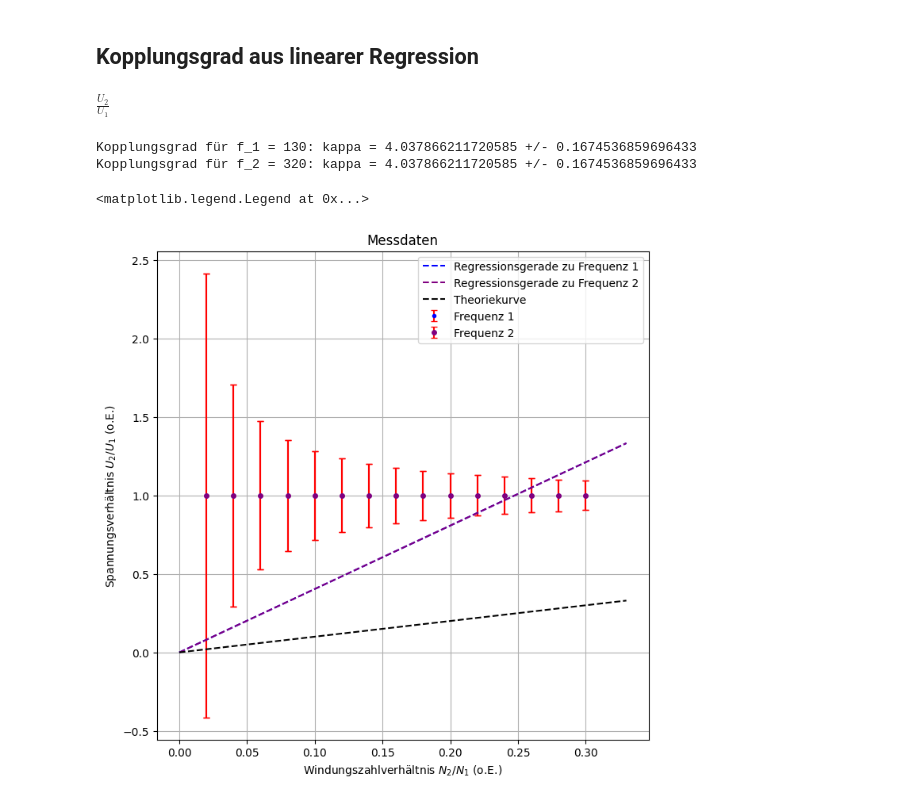
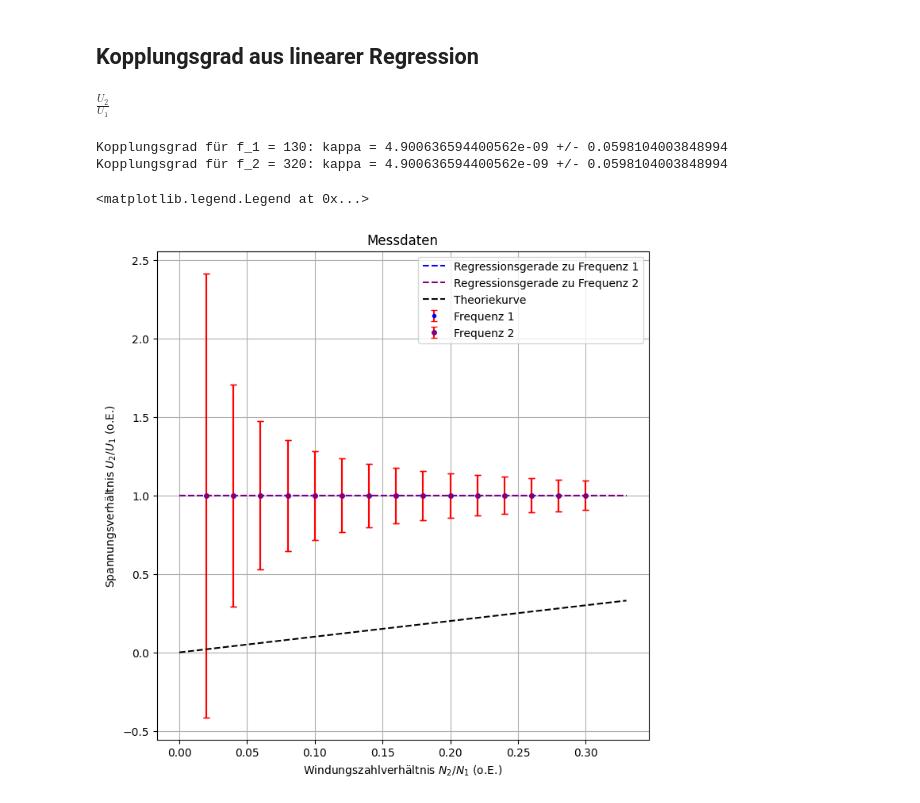
Before and after one commit to Beimi974/Grundpraktikum-Physik, a Jupyter notebook: Ic Versuche/V25 Transformator/Transformator 3.1.ipynb, the cells around one changed output. Saved outputs shown, nothing was run; the diff lists cells and outputs as text; code cells hidden in the pictures.

```diff
--- a/Ic Versuche/V25 Transformator/Transformator 3.1.ipynb
+++ b/Ic Versuche/V25 Transformator/Transformator 3.1.ipynb
@@ -198,41 +201,43 @@ for i in range(len(U_Ratio_f2_Fehler)):
 
 #Lineare Regression
 
-def f(x,k):
-    return k*x #Fit Funktion
+def f(x,k,c):
+    return k*x + c #Fit Funktion
 
 coefficients1, pcov1 = scipy.optimize.curve_fit(f, N_Ratio, U_Ratio_f1, sigma= U_Ratio_f1_Fehler, absolute_sigma= True)
 kappa_1 = coefficients1[0]
 kappa_1_Fehler = np.sqrt(pcov1[0,0])
+c_1 = coefficients1[1]
 
 print(f"Kopplungsgrad für f_1 = {f_1}: kappa = {kappa_1} +/- {kappa_1_Fehler}")
 
 coefficients2, pcov2 = scipy.optimize.curve_fit(f, N_Ratio, U_Ratio_f2, sigma= U_Ratio_f2_Fehler, absolute_sigma= True)
 kappa_2 = coefficients2[0]
 kappa_2_Fehler = np.sqrt(pcov2[0,0])
+c_2 = coefficients2[1]
 
 print(f"Kopplungsgrad für f_2 = {f_2}: kappa = {kappa_2} +/- {kappa_2_Fehler}")
 
 #Plot
 fig, ax1 = plt.subplots(1, 1, figsize=(8, 8))
 
 ax1.errorbar(N_Ratio, U_Ratio_f1, yerr=U_Ratio_f1_Fehler, fmt="o", label="Frequenz 1", color="blue", markersize=3, capsize=3, ecolor="r")
 ax1.errorbar(N_Ratio, U_Ratio_f2, yerr=U_Ratio_f2_Fehler, fmt="o", label="Frequenz 2", color="purple", markersize=4, capsize=3, ecolor="r")
 
 xwerte = np.linspace(0, np.max(N_Ratio)*1.1, 500)
-ax1.plot(xwerte, kappa_1*xwerte, color = "blue", linestyle = "--", label = "Regressionsgerade zu Frequenz 1")
-ax1.plot(xwerte, kappa_2*xwerte, color = "purple", linestyle = "--", label = "Regressionsgerade zu Frequenz 2")
+ax1.plot(xwerte, kappa_1*xwerte + c_1, color = "blue", linestyle = "--", label = "Regressionsgerade zu Frequenz 1")
+ax1.plot(xwerte, kappa_2*xwerte + c_2, color = "purple", linestyle = "--", label = "Regressionsgerade zu Frequenz 2")
 
 ax1.plot(xwerte, xwerte, color = "black", linestyle = "--", label = "Theoriekurve")
 
 ax1.set_xlabel(r"Windungszahlverhältnis $N_2/N_1$ (o.E.)")
 ax1.set_ylabel(r"Spannungsverhältnis $U_2/U_1$ (o.E.)")
 ax1.grid(True)
 ax1.set_title("Messdaten")
 ax1.legend()
 # %% [output]
 $\displaystyle \frac{U_{2}}{U_{1}}$
-Kopplungsgrad für f_1 = 130: kappa = 4.037866211720585 +/- 0.1674536859696433
-Kopplungsgrad für f_2 = 320: kappa = 4.037866211720585 +/- 0.1674536859696433
+Kopplungsgrad für f_1 = 130: kappa = 4.900636594400562e-09 +/- 0.0598104003848994
+Kopplungsgrad für f_2 = 320: kappa = 4.900636594400562e-09 +/- 0.0598104003848994
 <matplotlib.legend.Legend at 0x...>
-[figure, old version]
+[figure, new version]
```
Also changed, not shown: parts of 1 cell of this notebook, 1 other file.
